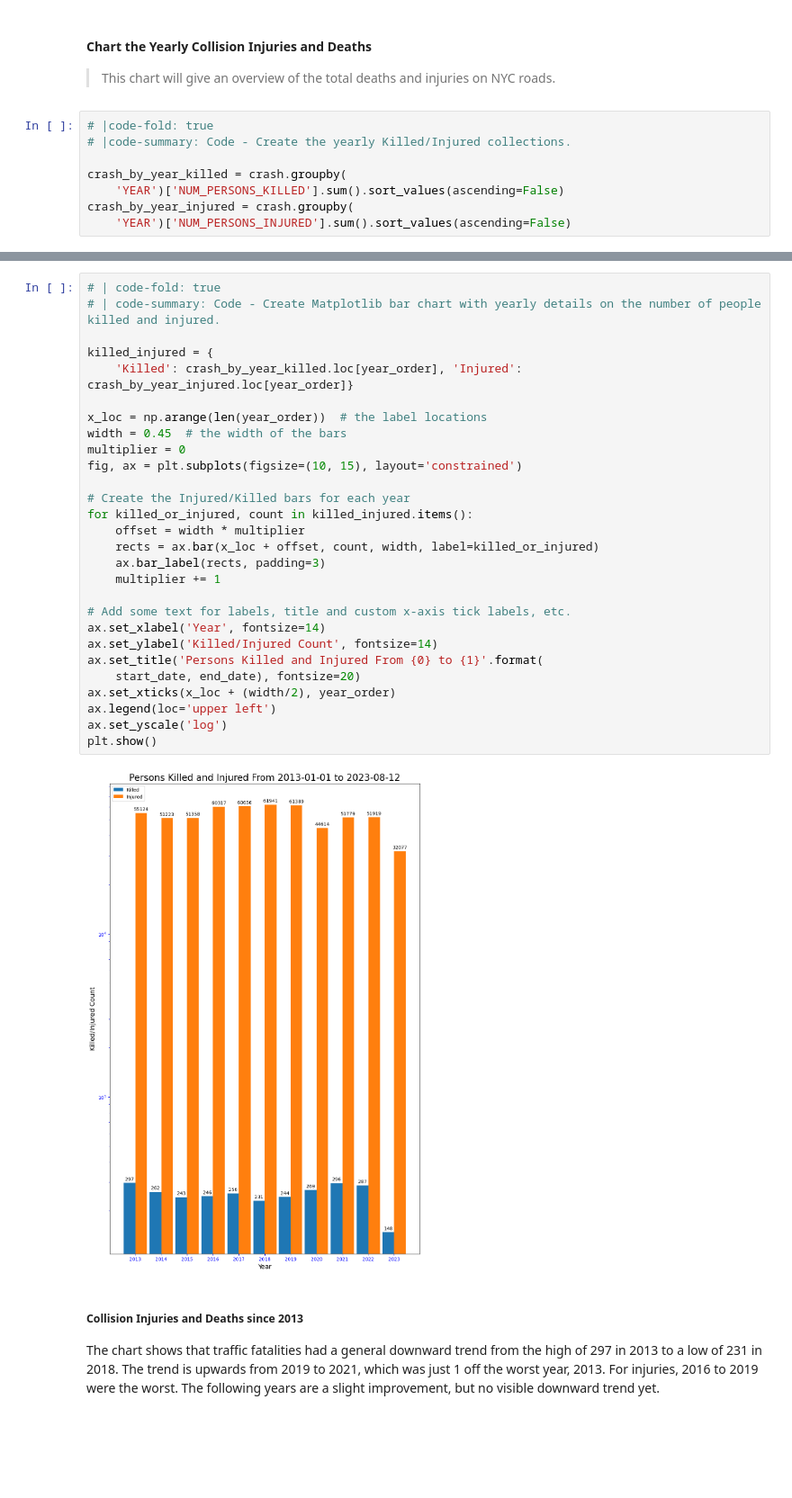
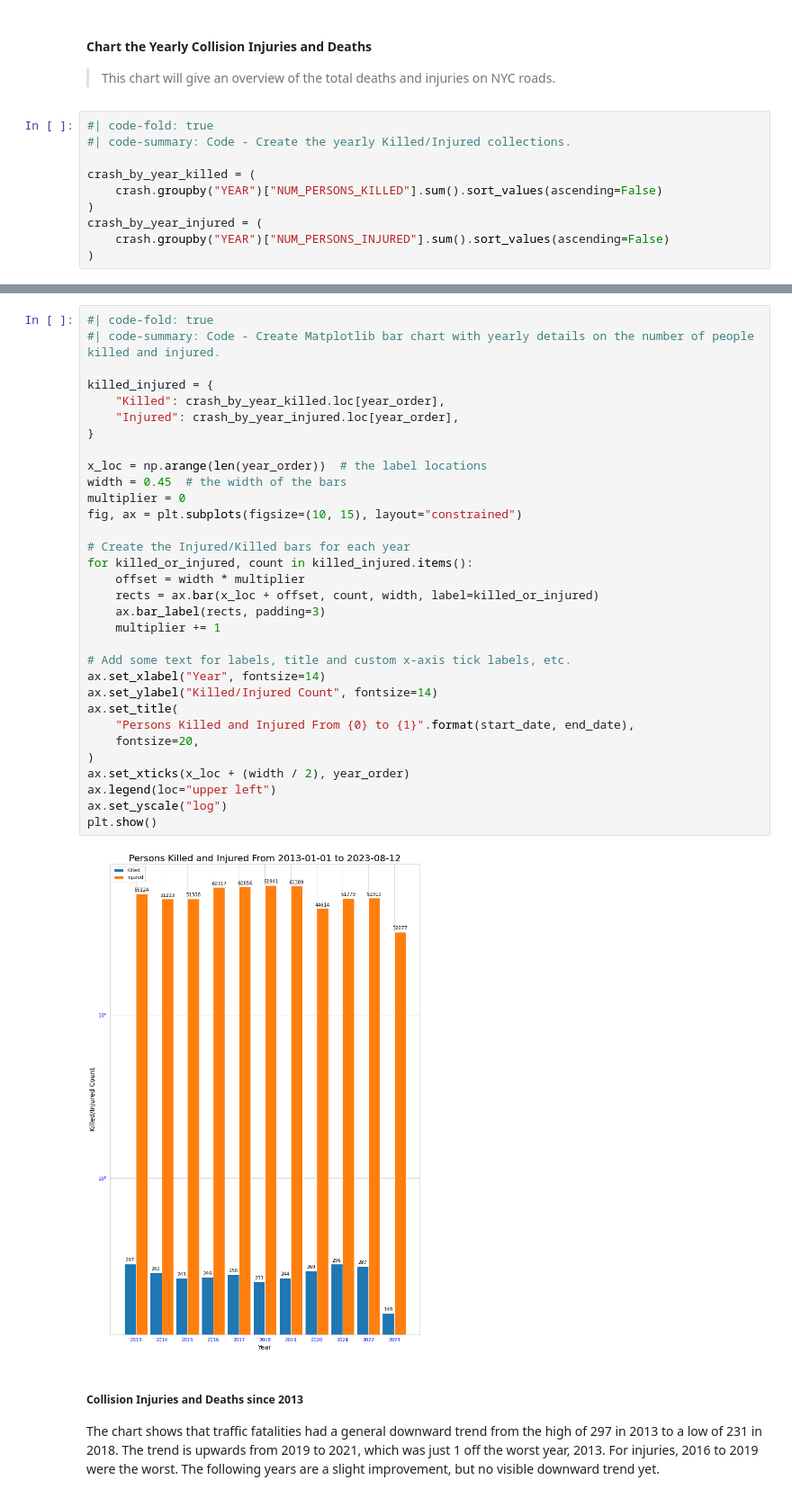
Before and after one commit to aibistin/crash_stats, a Jupyter notebook: nbs/00_crash_time_period_stats.ipynb, the cells around one changed output, grey strips where cells are left out. Shown at 90% size. Cells and saved outputs as stored; diff of their text form; blank space fills up the shorter version.

```diff
--- a/nbs/00_crash_time_period_stats.ipynb
+++ b/nbs/00_crash_time_period_stats.ipynb
@@ -406,10 +497,12 @@ Hour order: ['00', '01', '02', '03', '04', '05', '06', '07', '08', '09', '10', '
 > This chart will give an overview of the total deaths and injuries on NYC roads.
 # %%
-# |code-fold: true
-# |code-summary: Code - Create the yearly Killed/Injured collections.
+#| code-fold: true
+#| code-summary: Code - Create the yearly Killed/Injured collections.
 
-crash_by_year_killed = crash.groupby(
-    'YEAR')['NUM_PERSONS_KILLED'].sum().sort_values(ascending=False)
-crash_by_year_injured = crash.groupby(
-    'YEAR')['NUM_PERSONS_INJURED'].sum().sort_values(ascending=False)
+crash_by_year_killed = (
+    crash.groupby("YEAR")["NUM_PERSONS_KILLED"].sum().sort_values(ascending=False)
+)
+crash_by_year_injured = (
+    crash.groupby("YEAR")["NUM_PERSONS_INJURED"].sum().sort_values(ascending=False)
+)
 # %%
@@ -437,35 +531,39 @@ YEAR
 2013    55124
 Name: NUM_PERSONS_INJURED, dtype: int64
 # %%
-# | code-fold: true
-# | code-summary: Code - Create Matplotlib bar chart with yearly details on the number of people killed and injured.
+#| code-fold: true
+#| code-summary: Code - Create Matplotlib bar chart with yearly details on the number of people killed and injured.
 
 killed_injured = {
-    'Killed': crash_by_year_killed.loc[year_order], 'Injured': crash_by_year_injured.loc[year_order]}
+    "Killed": crash_by_year_killed.loc[year_order],
+    "Injured": crash_by_year_injured.loc[year_order],
+}
 
 x_loc = np.arange(len(year_order))  # the label locations
 width = 0.45  # the width of the bars
 multiplier = 0
-fig, ax = plt.subplots(figsize=(10, 15), layout='constrained')
+fig, ax = plt.subplots(figsize=(10, 15), layout="constrained")
 
 # Create the Injured/Killed bars for each year
 for killed_or_injured, count in killed_injured.items():
     offset = width * multiplier
     rects = ax.bar(x_loc + offset, count, width, label=killed_or_injured)
     ax.bar_label(rects, padding=3)
     multiplier += 1
 
 # Add some text for labels, title and custom x-axis tick labels, etc.
-ax.set_xlabel('Year', fontsize=14)
-ax.set_ylabel('Killed/Injured Count', fontsize=14)
-ax.set_title('Persons Killed and Injured From {0} to {1}'.format(
-    start_date, end_date), fontsize=20)
-ax.set_xticks(x_loc + (width/2), year_order)
-ax.legend(loc='upper left')
-ax.set_yscale('log')
+ax.set_xlabel("Year", fontsize=14)
+ax.set_ylabel("Killed/Injured Count", fontsize=14)
+ax.set_title(
+    "Persons Killed and Injured From {0} to {1}".format(start_date, end_date),
+    fontsize=20,
+)
+ax.set_xticks(x_loc + (width / 2), year_order)
+ax.legend(loc="upper left")
+ax.set_yscale("log")
 plt.show()
 # %% [output]
-[figure, old version]
+[figure, new version]
 # %% [markdown]
 ##### Collision Injuries and Deaths since 2013
 
```
Also changed, not shown: parts of 48 cells of this notebook, 11 other files.
